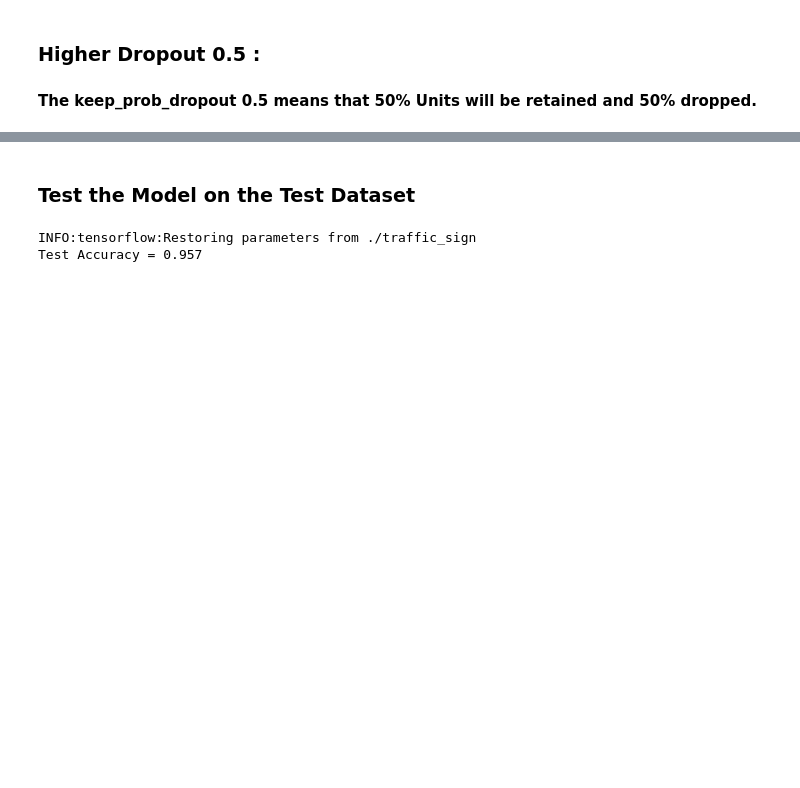
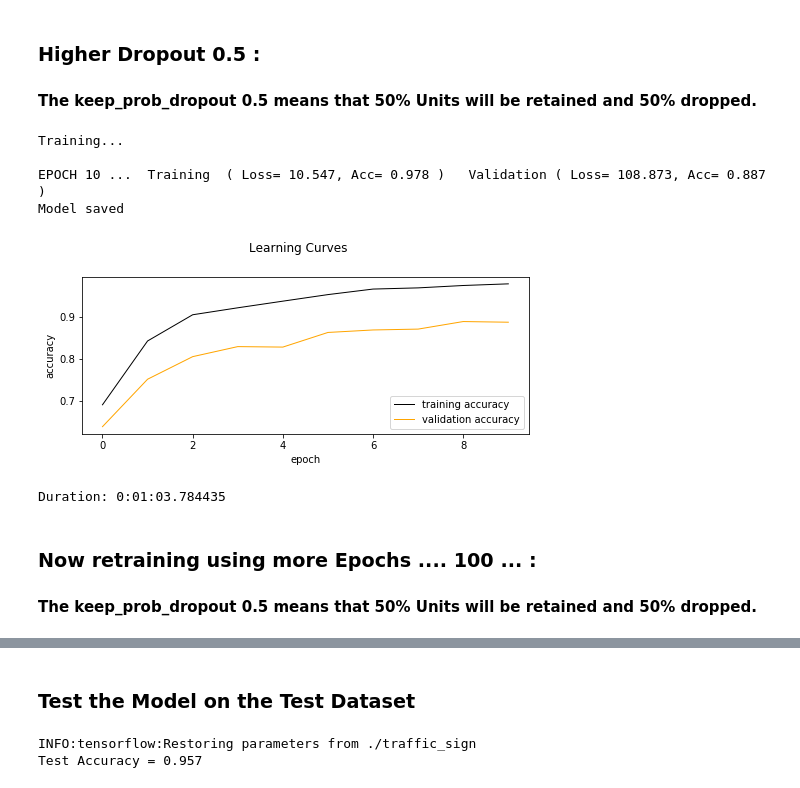
Before and after one commit to cristianku/CarND-Traffic-Sign-Classifier-Project, a Jupyter notebook: Traffic_Sign_Classifier.ipynb, the cells around one changed output, grey strips where cells are left out. Saved outputs shown, nothing was run; the diff lists cells and outputs as text; code cells hidden in the pictures; blank space fills up the shorter version.

```diff
--- a/Traffic_Sign_Classifier.ipynb
+++ b/Traffic_Sign_Classifier.ipynb
@@ -491,6 +494,27 @@ Model saved
 # %% [markdown]
 ### Higher Dropout 0.5 :
 #### The keep_prob_dropout 0.5 means that 50% Units will be retained and 50% dropped.
+# %%
+loss_operation = tf.nn.l2_loss(cross_entropy)
+optimizer = tf.train.AdamOptimizer(learning_rate = learning_rate)
+training_operation = optimizer.minimize(loss_operation)
+
+training(  X_train_norm, y_train_norm, X_validation_norm, y_validation_norm,
+           rate              = 0.001,  # learning rate
+           keep_prob_dropout = 0.5,
+           epochs            = 10 ,
+           batch_size        = 256)
+# %% [output]
+Training...
+
+EPOCH 10 ...  Training  ( Loss= 10.547, Acc= 0.978 )   Validation ( Loss= 108.873, Acc= 0.887 )
+Model saved
+[figure, added]
+Duration: 0:01:03.784435
+# %% [markdown]
+### Now retraining using more Epochs .... 100 ... :
+
+#### The keep_prob_dropout 0.5 means that 50% Units will be retained and 50% dropped.
 # %%
 loss_operation = tf.nn.l2_loss(cross_entropy)
 optimizer = tf.train.AdamOptimizer(learning_rate = learning_rate)
```
Also changed, not shown: parts of 9 cells of this notebook, 3 other files.
